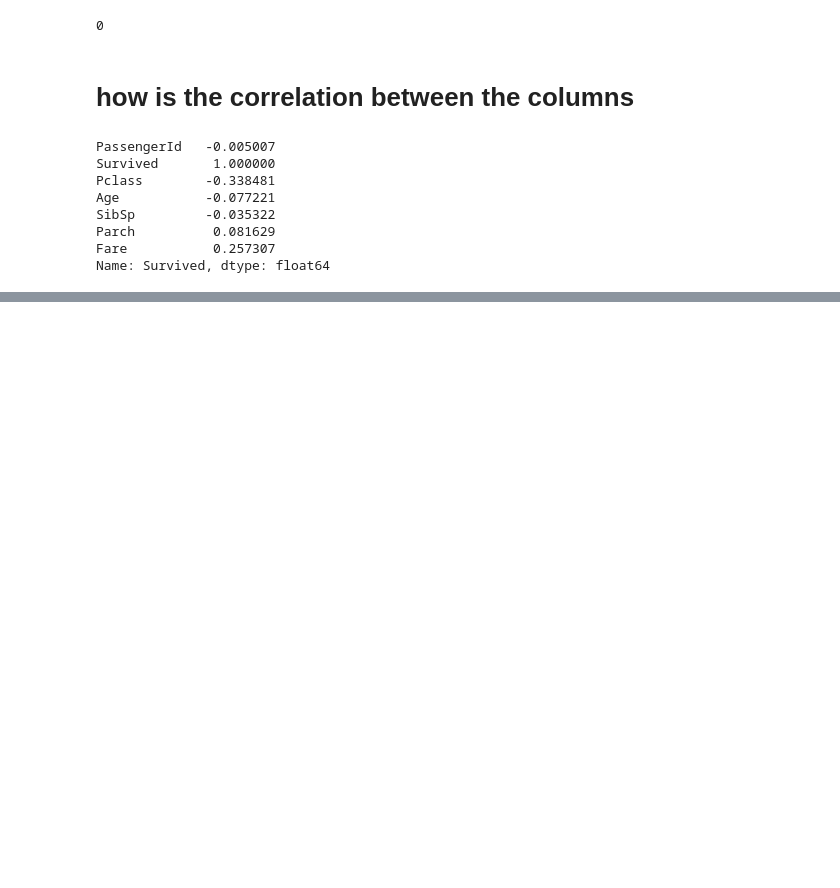
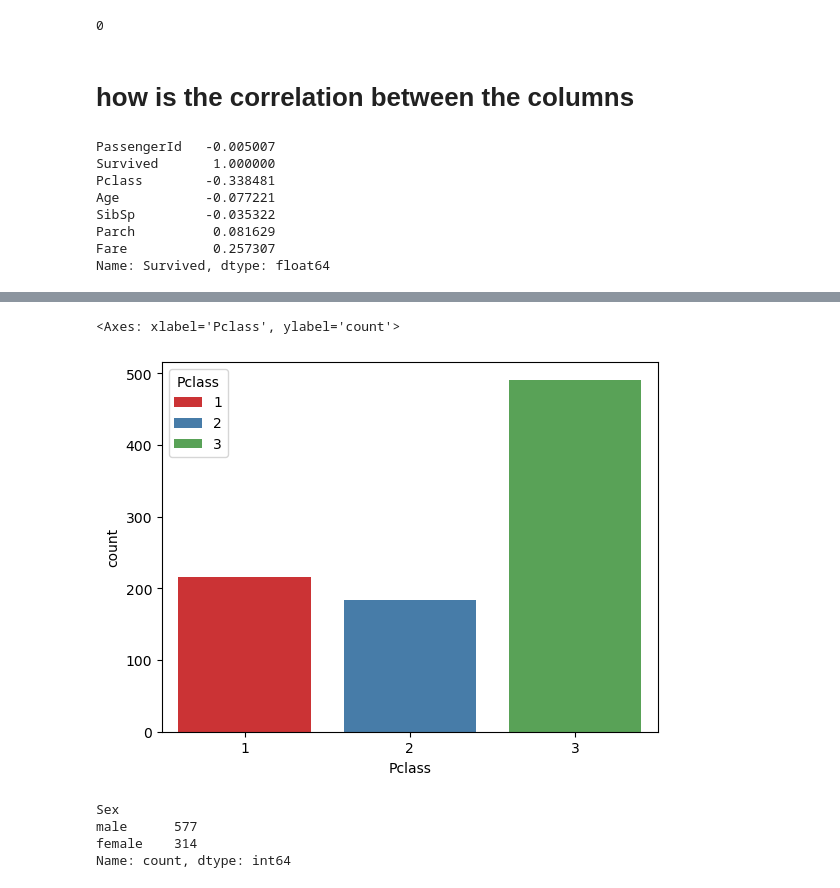
Before and after one commit to abburinagamani/Campusx_ml, a Jupyter notebook: python_files/understanding-data.ipynb, the cells around one changed output, grey strips where cells are left out. Saved outputs shown, nothing was run; the diff lists cells and outputs as text; code cells hidden in the pictures; blank space fills up the shorter version.

```diff
--- a/python_files/understanding-data.ipynb
+++ b/python_files/understanding-data.ipynb
@@ -97,0 +154,13 @@ Name: Survived, dtype: float64
+# %%
+sns.countplot(x="Pclass", data=df, hue="Pclass",palette="Set1", legend=True)
+# %% [output]
+<Axes: xlabel='Pclass', ylabel='count'>
+[figure, added]
+# %%
+counts = df["Sex"].value_counts()
+print(counts)
+# %% [output]
+Sex
+male      577
+female    314
+Name: count, dtype: int64
```
Also changed, not shown: parts of 25 cells of this notebook, 2 other files.
